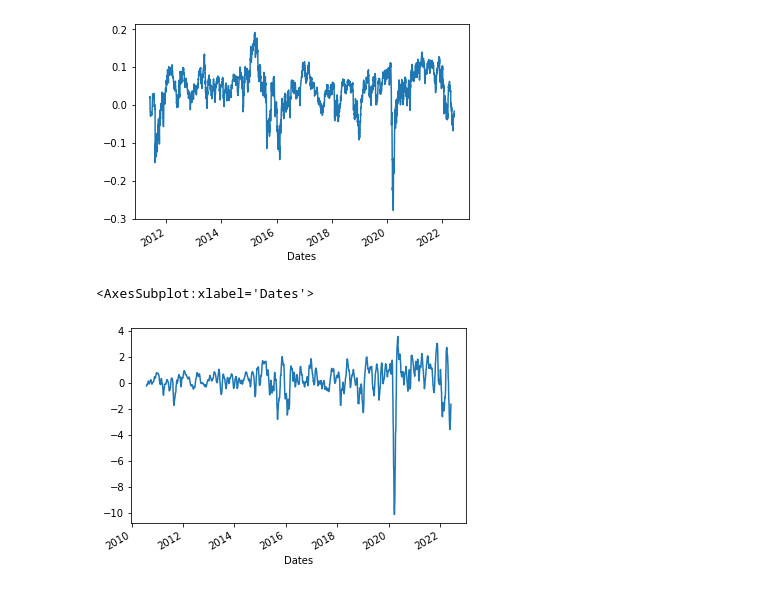
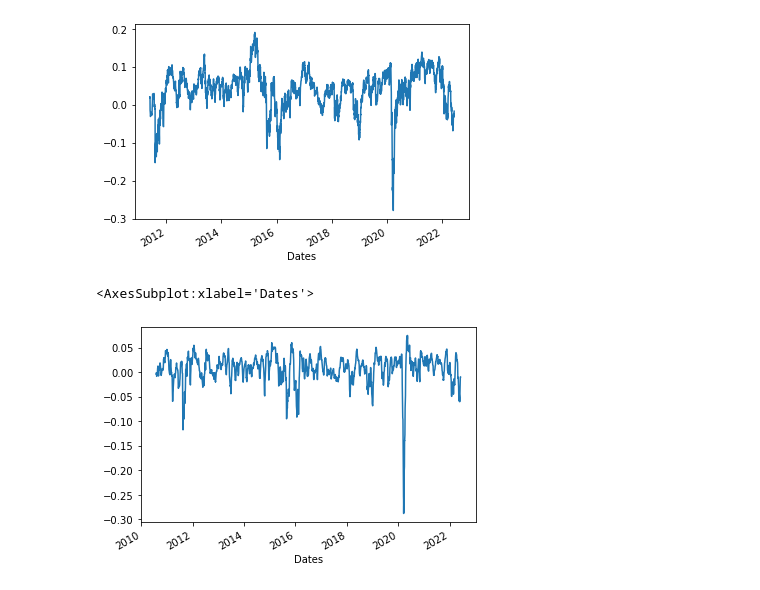
Before and after one commit to bearloop/strategies, a Jupyter notebook: naive_trend_following.ipynb, the cells around one changed output. Saved outputs shown, nothing was run; the diff lists cells and outputs as text; code cells hidden in the pictures.

```diff
--- a/naive_trend_following.ipynb
+++ b/naive_trend_following.ipynb
@@ -236,11 +236,11 @@ rr.Overall.plot()
 # %% [output]
 <AxesSubplot:xlabel='Dates'>
 [figure]
-# %%
-simpleCrossOver(pr.SWDA,10,40).plot()
-# %% [output]
-<AxesSubplot:xlabel='Dates'>
-[figure, removed]
+# %%
+simpleCrossOver(pr.SWDA,5,40).plot()
+# %% [output]
+<AxesSubplot:xlabel='Dates'>
+[figure, added]
 # %%
 # sig = ( (rr.Overall>0) | ((rr.Overall<0) & ( (rr.Overall.diff(10)>0)) ) )
 # sig = ( (rr.Overall>0) | (rr.Overall.diff(10)>0) | (rr.Overall.diff(5)>0) )
```
Also changed, not shown: parts of 8 cells of this notebook.
